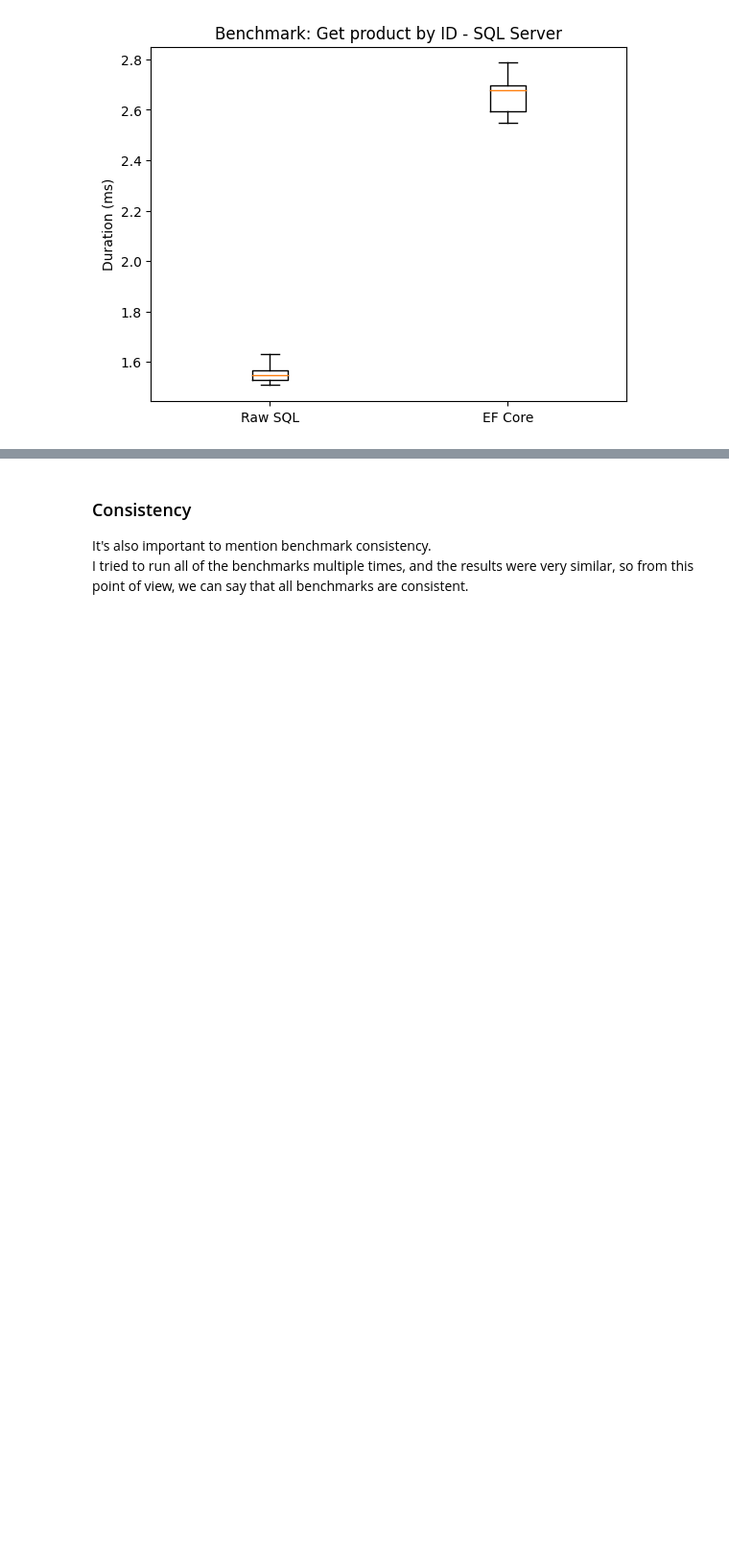
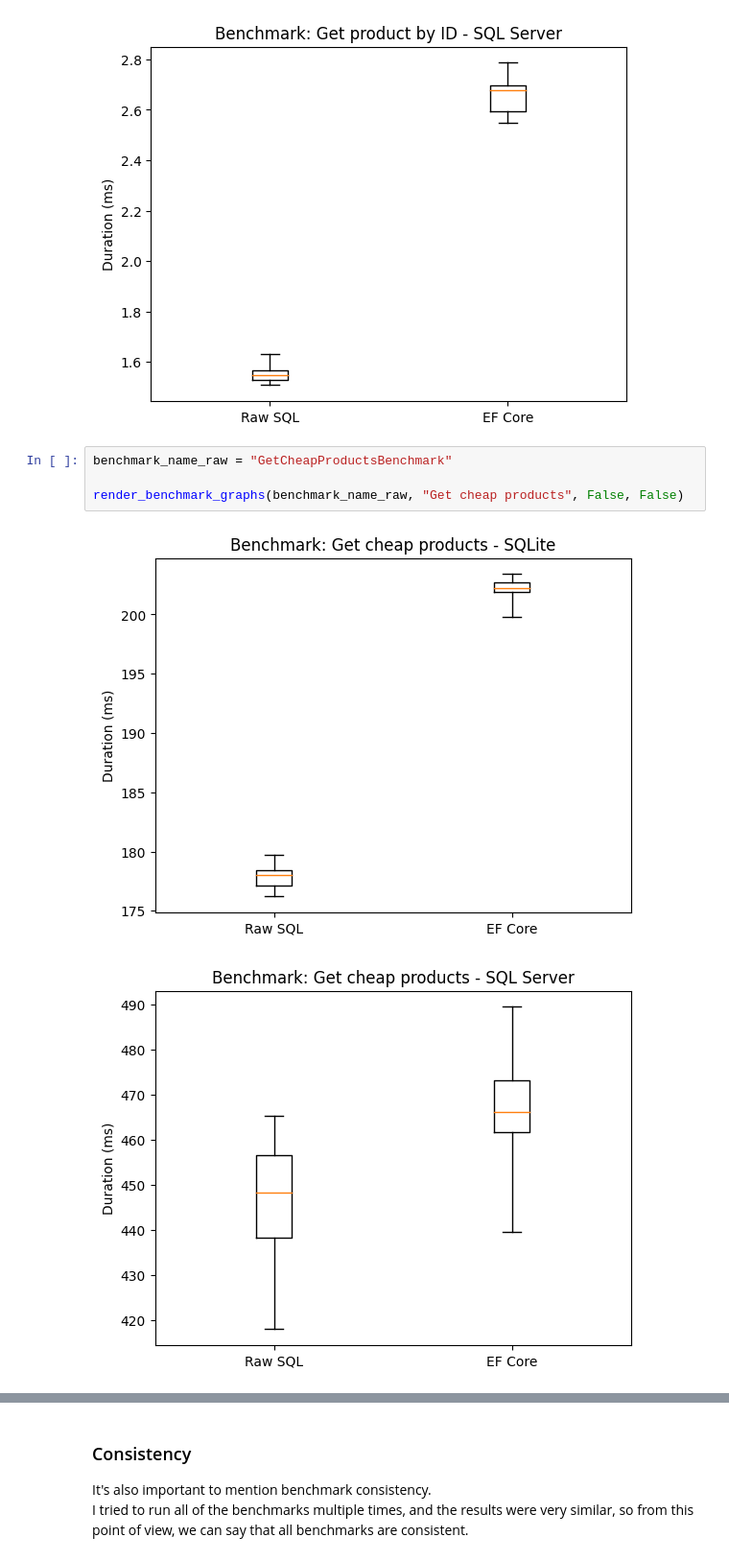
Before and after one commit to VL-CZ/NSWI131-dotnet-db-benchmarks, a Jupyter notebook: report.ipynb, the cells around one changed output, grey strips where cells are left out. Shown at 96% size. Cells and saved outputs as stored; diff of their text form; blank space fills up the shorter version.

Commit message:
all graphs rendered

```diff
--- a/report.ipynb
+++ b/report.ipynb
@@ -164,3 +164,10 @@ render_benchmark_graphs(benchmark_name_raw, "Get product by ID", True, False)
 # %% [output]
 [figure]
 [figure]
+# %%
+benchmark_name_raw = "GetCheapProductsBenchmark"
+
+render_benchmark_graphs(benchmark_name_raw, "Get cheap products", False, False)
+# %% [output]
+[figure, added]
+[figure, added]
```
Also changed, not shown: parts of 5 cells of this notebook.
